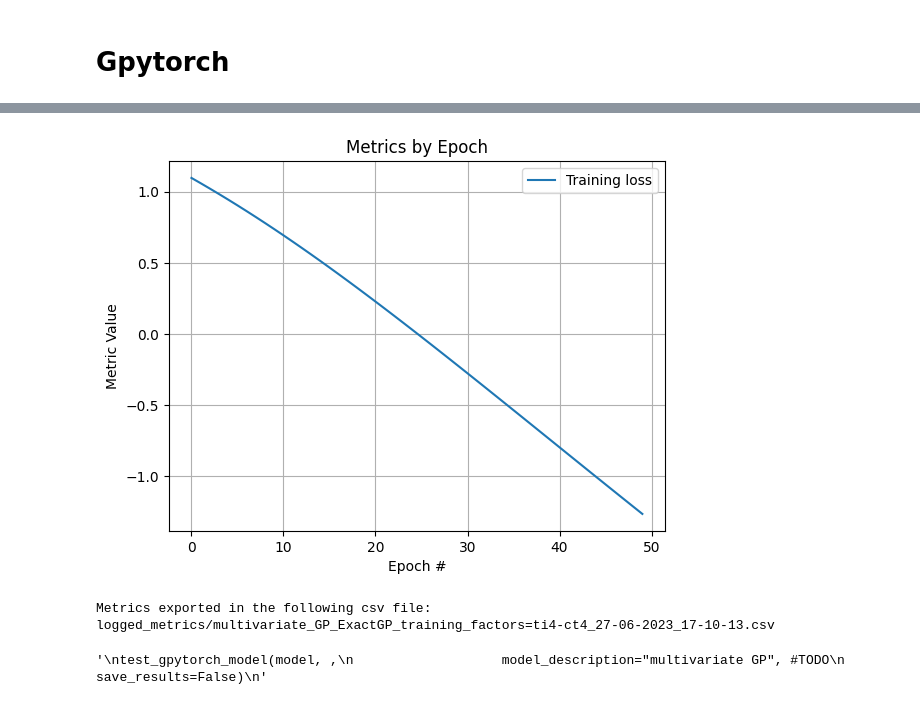
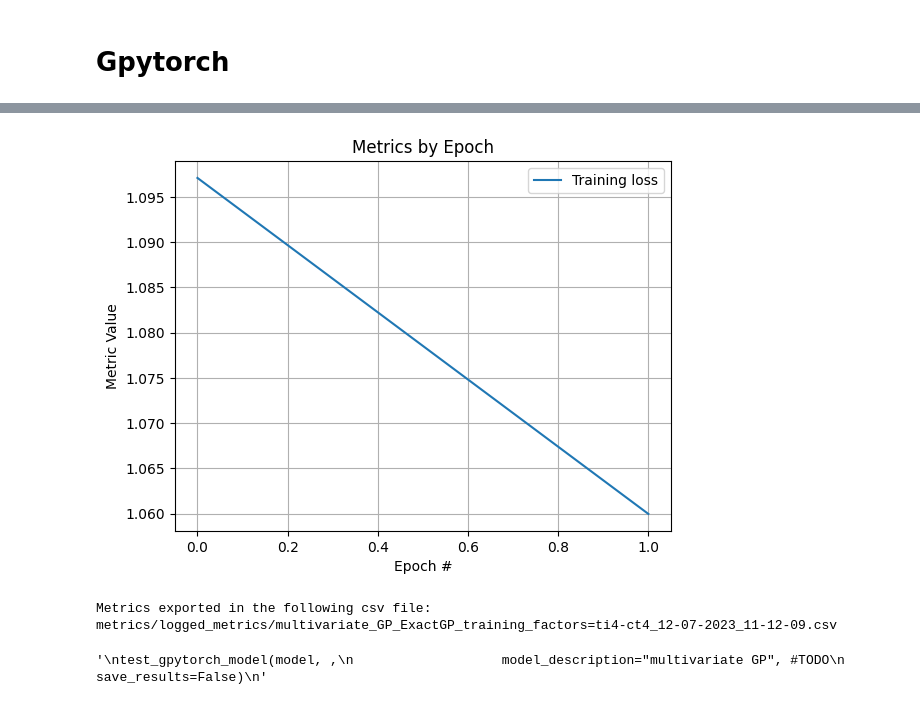
Before and after one commit to NiccoloMorabito/Ainslie-surrogate, a Jupyter notebook: learning_multivariate_GP.ipynb, the cells around one changed output, grey strips where cells are left out. Drawn from its saved outputs; the diff is of its cells as text; code cells hidden in the pictures.

```diff
--- a/learning_multivariate_GP.ipynb
+++ b/learning_multivariate_GP.ipynb
@@ -14,7 +14,7 @@ FACTORS_FOLDER = "discr_factors_x2_30_y-2_2_step0.125_TIstep0.01_CTstep0.01"
 DATA_FOLDER = f"data/{FACTORS_FOLDER}/"
 INPUT_VAR_TO_TRAIN_REDUCTION_FACTOR = {'ti': 4, 'ct': 4}
 train_reduc_factor_string = "training_factors=" + "-".join([f"{k}{v}" for k, v in INPUT_VAR_TO_TRAIN_REDUCTION_FACTOR.items()])
-MODEL_NAME = f"multivariate_GP_ExactGP_{train_reduc_factor_string}"
+MODEL_NAME = f"multivariate_skGP_{train_reduc_factor_string}"
 BEST_MODEL_PATH = f"saved_models/{FACTORS_FOLDER}/{MODEL_NAME}.pt"
 CONSIDER_WS = False
 COORDS_AS_INPUT = False # multivariate setting
@@ -120,7 +150,7 @@ mll = gpytorch.mlls.ExactMarginalLogLikelihood(likelihood, model)
 
 metrics_logger = MetricsLogger(name=MODEL_NAME, automatic_save_after=5)
 best_tloss = 1_000_000.
-for epoch in range(EPOCHS):
+for epoch in range(2):
     optimizer.zero_grad()
     output = model(train_x)
     loss = -mll(output, train_y)
@@ -158,4 +174,4 @@ Epoch 49 ->     Training loss=-1.2647595405578613       epoch_time (seconds)=0
-[figure, old version]
+[figure, new version]
-Metrics exported in the following csv file: logged_metrics/multivariate_GP_ExactGP_training_factors=ti4-ct4_27-06-2023_17-10-13.csv
+Metrics exported in the following csv file: metrics/logged_metrics/multivariate_GP_ExactGP_training_factors=ti4-ct4_12-07-2023_11-12-09.csv
 # %%
 # loading best model
```
Also changed, not shown: parts of 8 cells of this notebook, 2 other files.
